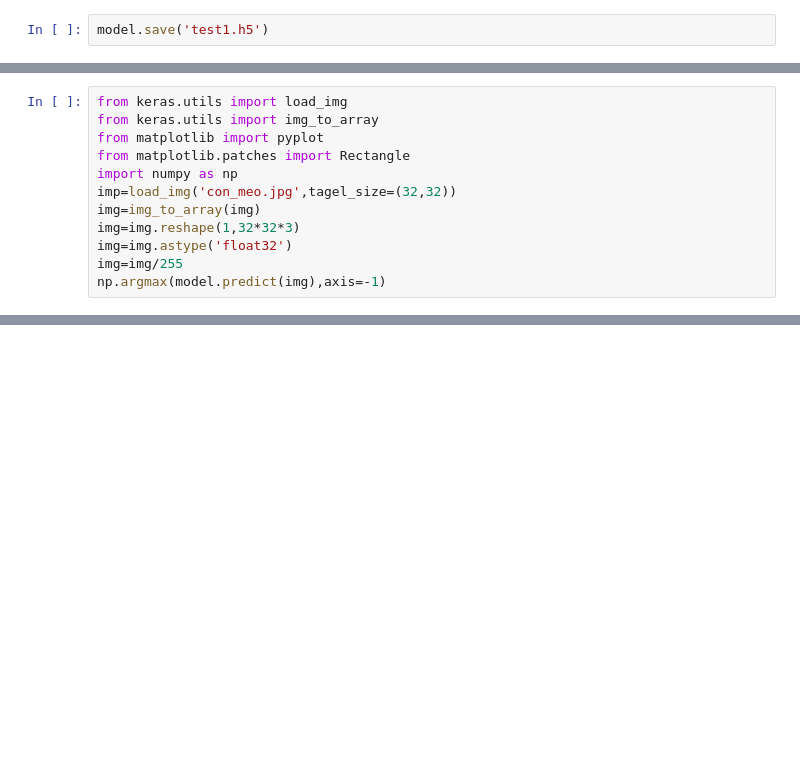
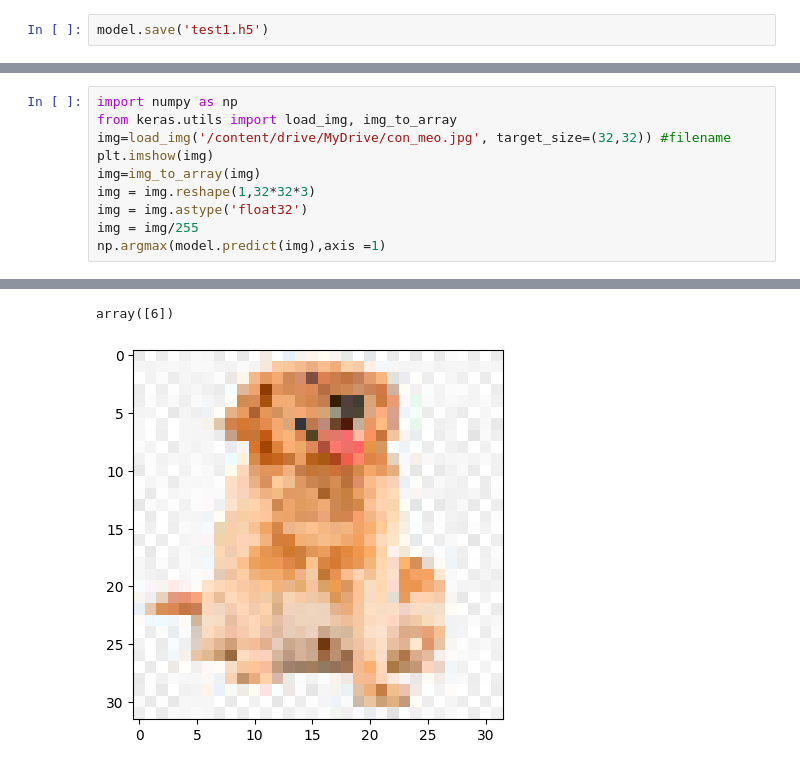
Before and after one commit to Alex-Hoang666/AI, a Jupyter notebook: AI_W9_31_3_23(cyfar10).ipynb, the cells around one changed output, grey strips where cells are left out. Cells and saved outputs as stored; diff of their text form; blank space fills up the shorter version.

```diff
--- a/AI_W9_31_3_23(cyfar10).ipynb
+++ b/AI_W9_31_3_23(cyfar10).ipynb
@@ -114,12 +115,11 @@ SyntaxError: ignored
 # %%
-from keras.utils import load_img
-from keras.utils import img_to_array
-from matplotlib import pyplot
-from matplotlib.patches import Rectangle
 import numpy as np
-imp=load_img('con_meo.jpg',tagel_size=(32,32))
+from keras.utils import load_img, img_to_array
+img=load_img('/content/drive/MyDrive/con_meo.jpg', target_size=(32,32)) #filename
+plt.imshow(img)
 img=img_to_array(img)
-img=img.reshape(1,32*32*3)
-img=img.astype('float32')
-img=img/255
-np.argmax(model.predict(img),axis=-1)
+img = img.reshape(1,32*32*3)
+img = img.astype('float32')
+img = img/255
+np.argmax(model.predict(img),axis =1)
+# %% [output]
@@ -125,0 +127,2 @@ np.argmax(model.predict(img),axis=-1)
+array([6])
+[figure, added]
```
Also changed, not shown: parts of 3 cells of this notebook.
